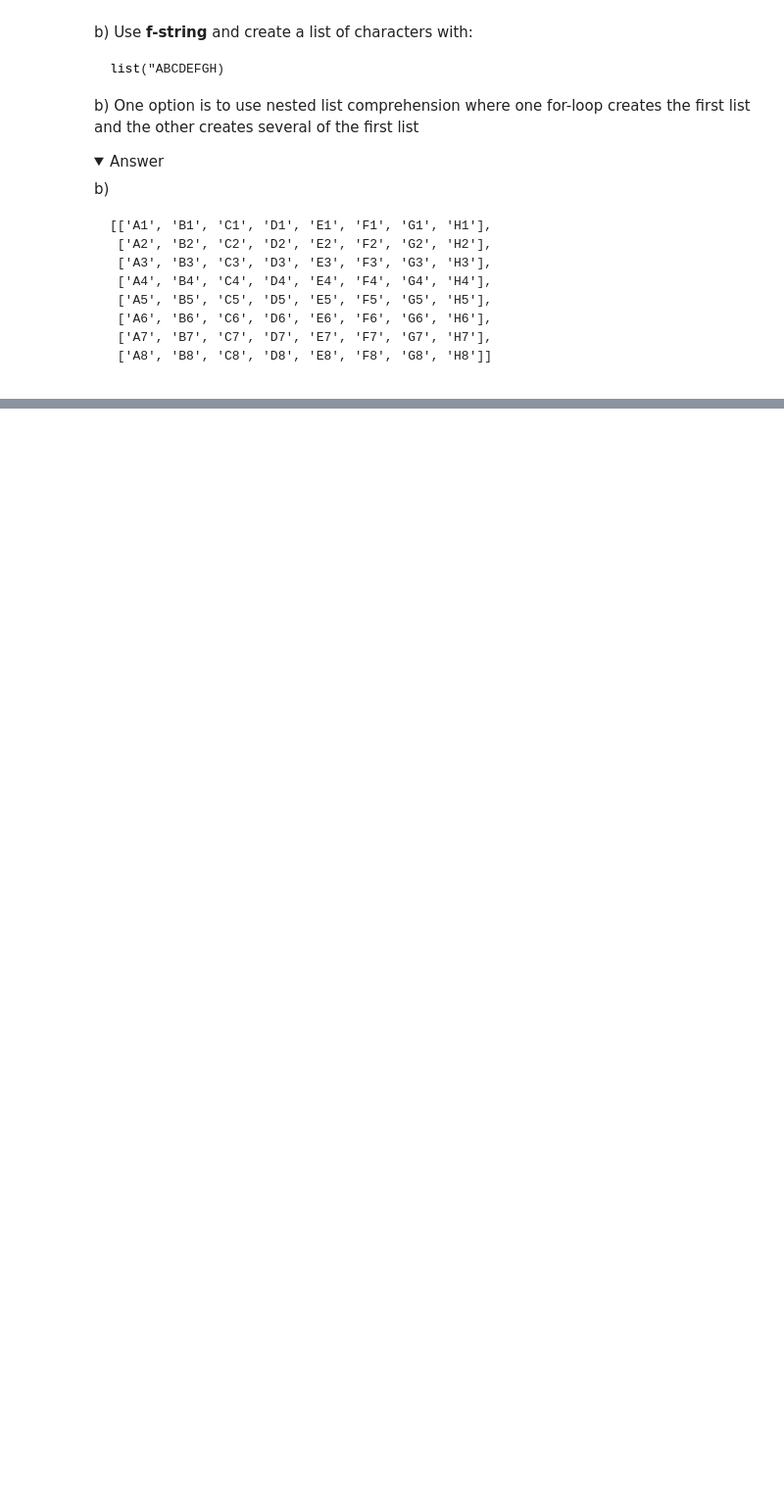
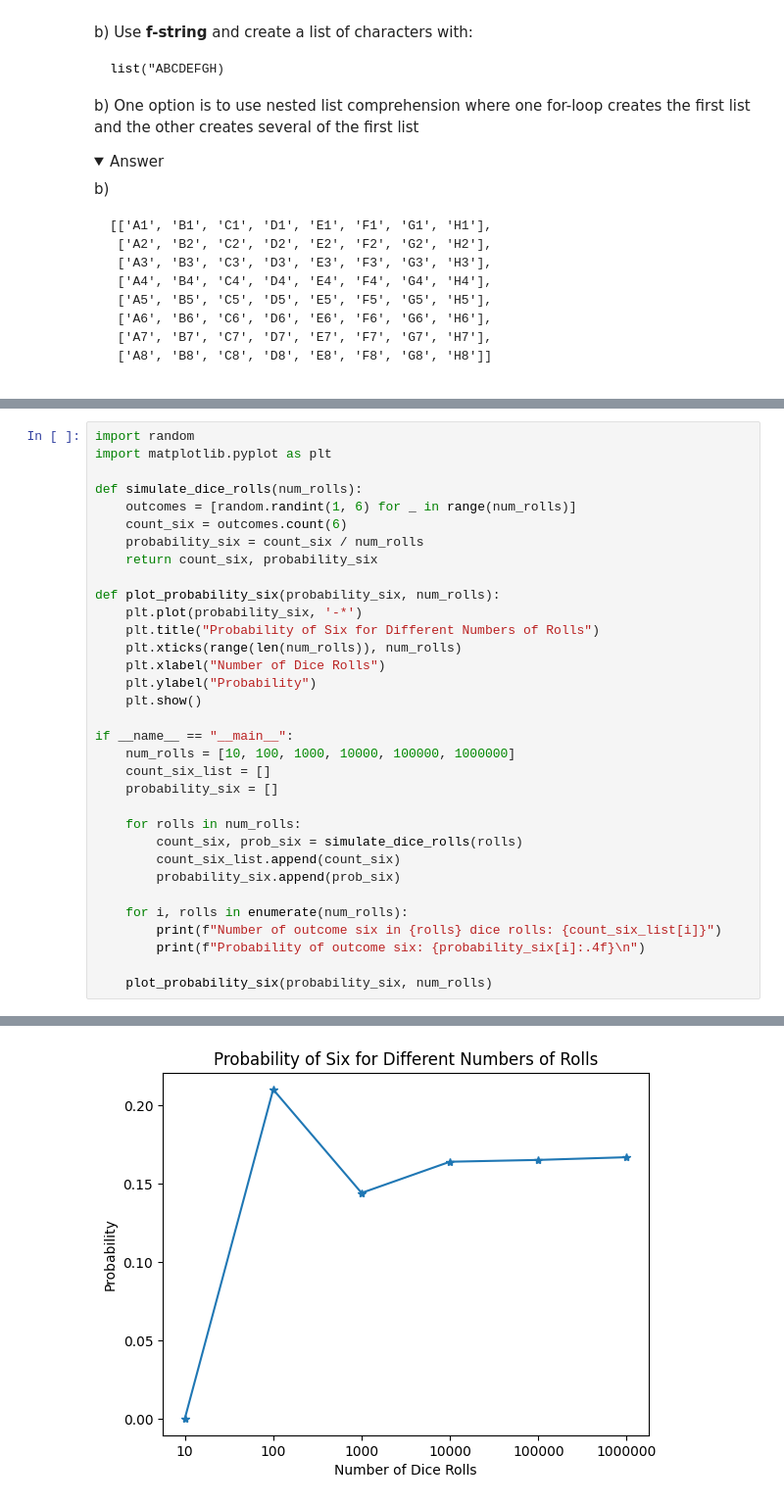
Before and after one commit to Nedib/Python-Nedya-Ibrahim, a Jupyter notebook: Exercies/04-list-exercise.ipynb, the cells around one changed output, grey strips where cells are left out. Shown at 98% size. Cells and saved outputs as stored; diff of their text form; folded sections open; blank space fills up the shorter version.

```diff
--- a/Exercies/04-list-exercise.ipynb
+++ b/Exercies/04-list-exercise.ipynb
@@ -261,3 +297,37 @@ random.seed(1)
 <img align="left" src="../Assets/probability_six_graph.png" width="300"/>
 
 </details>
+# %%
+import random
+import matplotlib.pyplot as plt
+
+def simulate_dice_rolls(num_rolls):
+    outcomes = [random.randint(1, 6) for _ in range(num_rolls)]
+    count_six = outcomes.count(6)
+    probability_six = count_six / num_rolls
+    return count_six, probability_six
+
+def plot_probability_six(probability_six, num_rolls):
+    plt.plot(probability_six, '-*')
+    plt.title("Probability of Six for Different Numbers of Rolls")
+    plt.xticks(range(len(num_rolls)), num_rolls)
+    plt.xlabel("Number of Dice Rolls")
+    plt.ylabel("Probability")
+    plt.show()
+
+if __name__ == "__main__":
+    num_rolls = [10, 100, 1000, 10000, 100000, 1000000]
+    count_six_list = []
+    probability_six = []
+
+    for rolls in num_rolls:
+        count_six, prob_six = simulate_dice_rolls(rolls)
+        count_six_list.append(count_six)
+        probability_six.append(prob_six)
+
+    for i, rolls in enumerate(num_rolls):
+        print(f"Number of outcome six in {rolls} dice rolls: {count_six_list[i]}")
+        print(f"Probability of outcome six: {probability_six[i]:.4f}\n")
+
+    plot_probability_six(probability_six, num_rolls)
+# %% [output]
@@ -264,3 +351,4 @@ random.seed(1)
+[figure, added]
 # %% [markdown]
 ---
 ## 6. Monte Carlo simulation (**)
```
Also changed, not shown: parts of 5 cells of this notebook, 13 other files.
